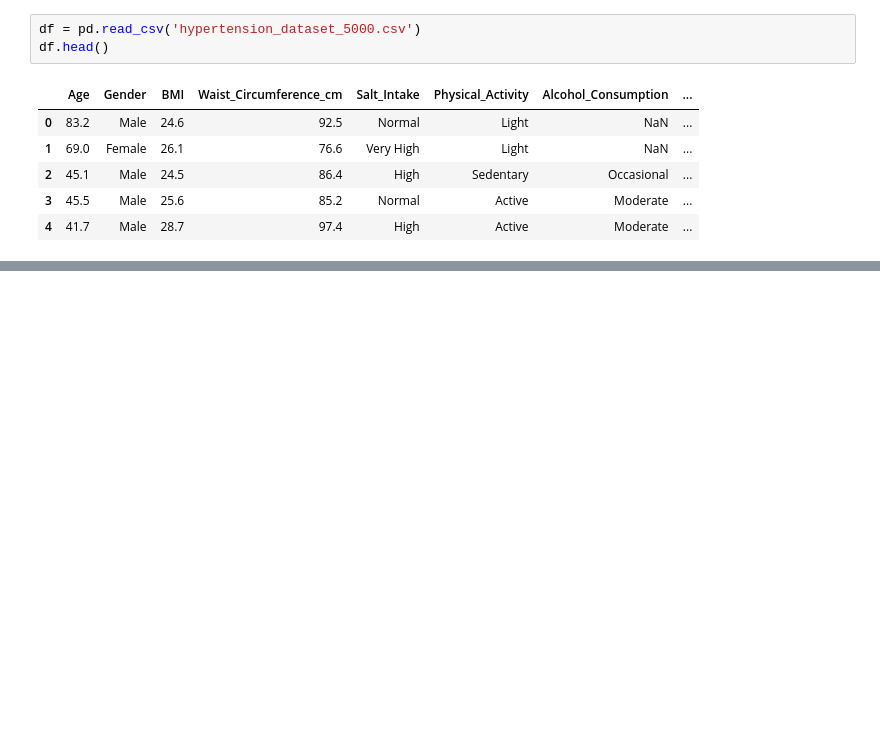
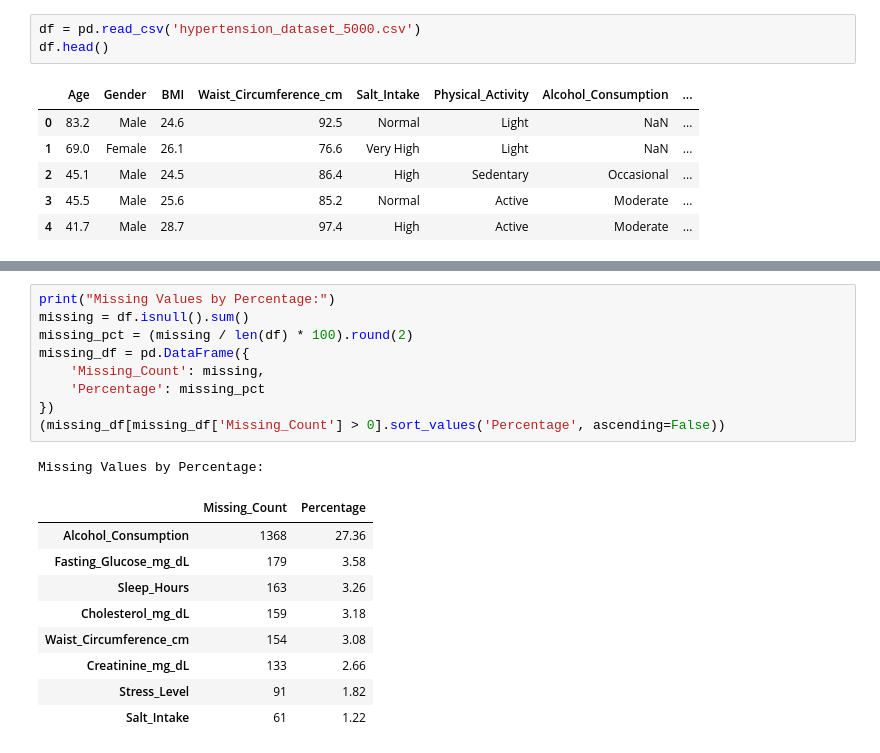
Before and after one commit to satya-siva/Hypertension_EDA, a Jupyter notebook: PDA_EDA_Assignment.ipynb, the cells around one changed output, grey strips where cells are left out. Drawn from its saved outputs; the diff is of its cells as text; blank space fills up the shorter version.

```diff
--- a/PDA_EDA_Assignment.ipynb
+++ b/PDA_EDA_Assignment.ipynb
@@ -32,0 +128,20 @@ df.head()
+# %%
+print("Missing Values by Percentage:")
+missing = df.isnull().sum()
+missing_pct = (missing / len(df) * 100).round(2)
+missing_df = pd.DataFrame({
+    'Missing_Count': missing,
+    'Percentage': missing_pct
+})
+(missing_df[missing_df['Missing_Count'] > 0].sort_values('Percentage', ascending=False))
+# %% [output]
+Missing Values by Percentage:
+|  | Missing_Count | Percentage |
+| Alcohol_Consumption | 1368 | 27.36 |
+| Fasting_Glucose_mg_dL | 179 | 3.58 |
+| Sleep_Hours | 163 | 3.26 |
+| Cholesterol_mg_dL | 159 | 3.18 |
+| Waist_Circumference_cm | 154 | 3.08 |
+| Creatinine_mg_dL | 133 | 2.66 |
+| Stress_Level | 91 | 1.82 |
+| Salt_Intake | 61 | 1.22 |
```
Also changed, not shown: parts of 9 cells of this notebook.
